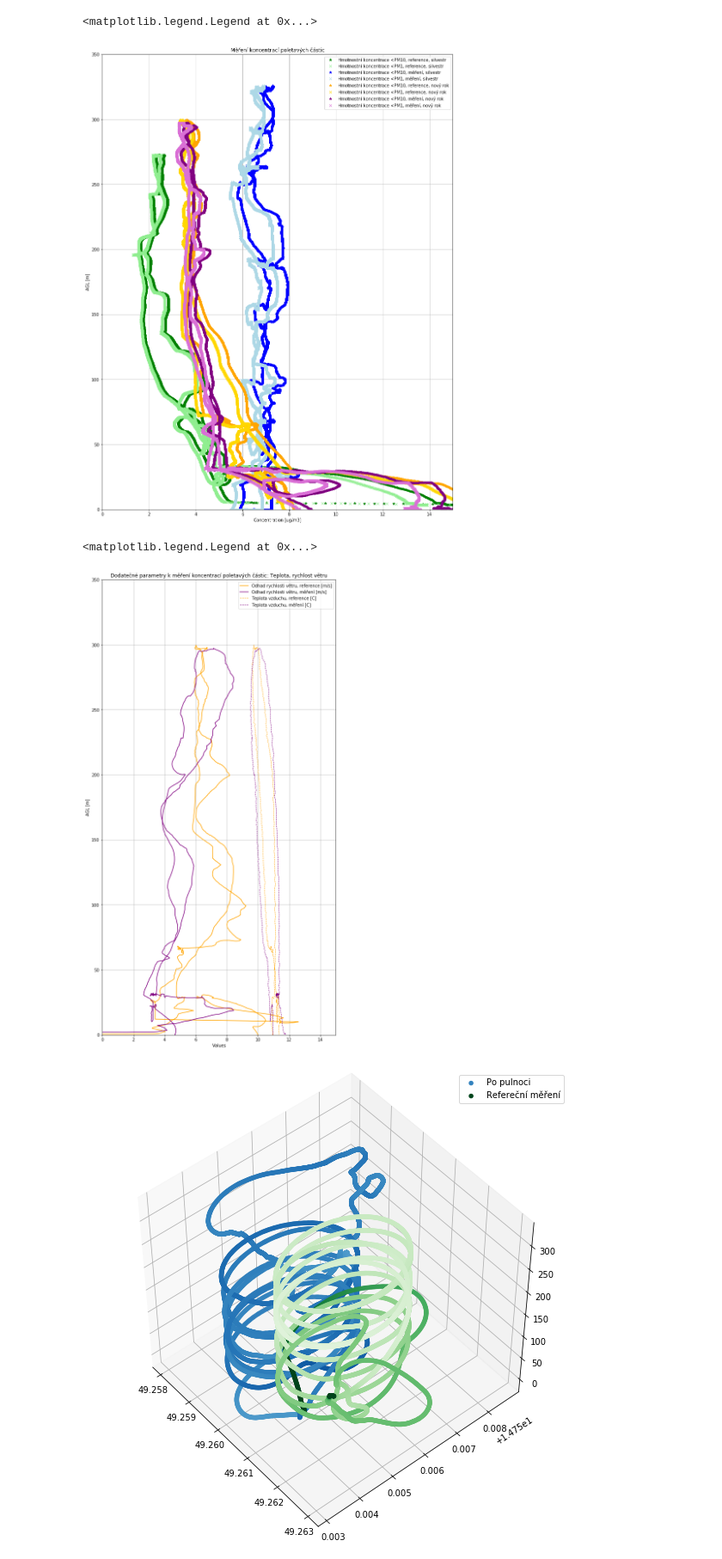
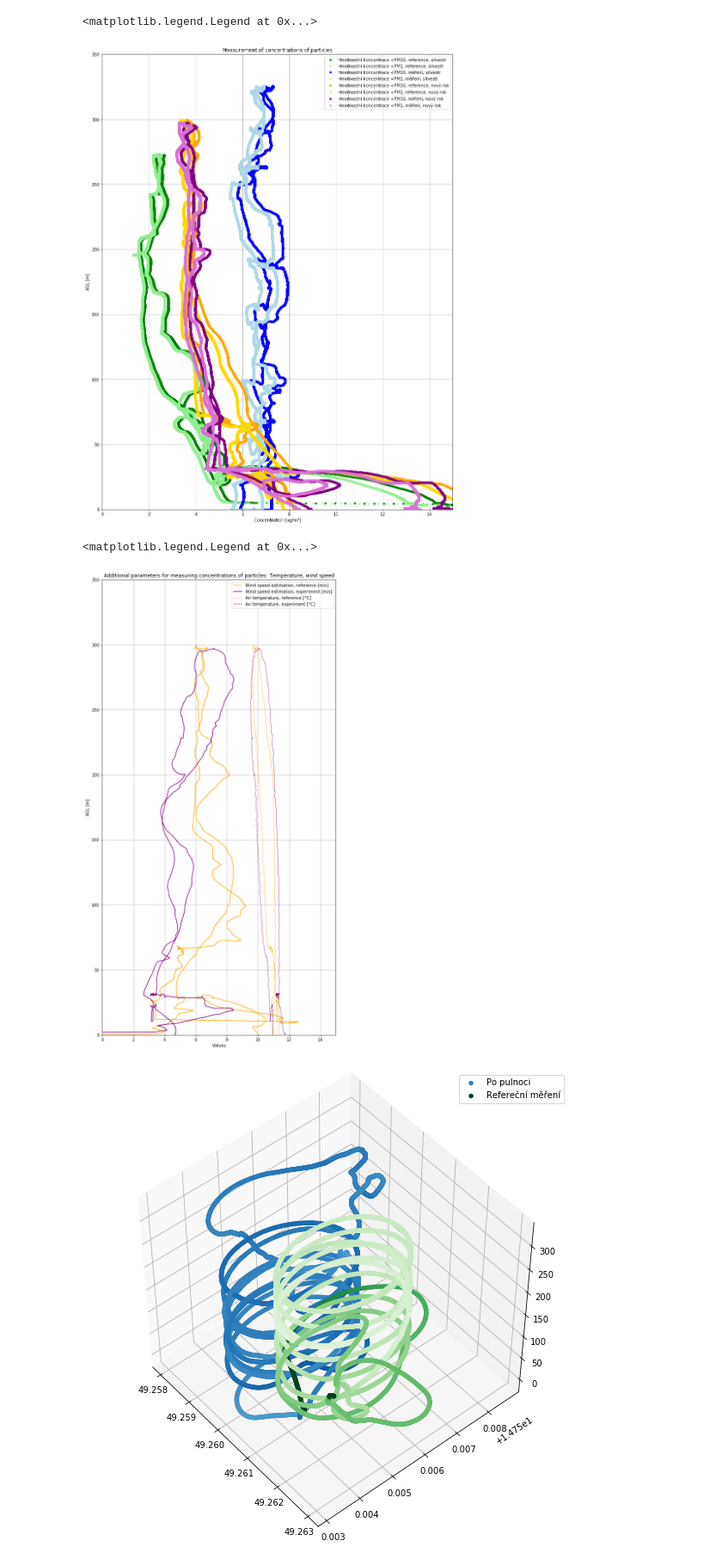
Before and after one commit to ThunderFly-aerospace/TF-ATMON, a Jupyter notebook: notebooks/fireworks_dust.ipynb, the cells around one changed output. Shown at 86% size. Drawn from its saved outputs; the diff is of its cells as text; code cells hidden in the pictures.

Commit message:
Translate graph legend to english.

```diff
--- a/notebooks/fireworks_dust.ipynb
+++ b/notebooks/fireworks_dust.ipynb
@@ -54,41 +54,41 @@ plt.plot(nr_mes['sensor_airborne_particles/mass_concentration_pm1_0'], nr_mes['v
 
 
 plt.ylabel("AGL [m]")
-plt.xlabel("Concentration [ug/m3]")
+plt.xlabel("Concentration [ug/m³]")
 plt.xlim(0,15)
 plt.ylim(0, 350)
-plt.title("Měření koncentrací poletavých částic")
+plt.title("Measurement of concentrations of particles")
 plt.grid()
 plt.legend()
 # %% [output]
 <matplotlib.legend.Legend at 0x...>
-[figure, old version]
+[figure, new version]
 # %%
 plt.figure(figsize=(10, 20))
 
 if 0:
-    plt.plot(silv_ref['wind_spd'], silv_ref['vehicle_local_position/z'], color="green", ls='-', label="Odhad rychlosti větru, reference [m/s]")
-    plt.plot(silv_mes['wind_spd'], silv_mes['vehicle_local_position/z'], color="blue", ls='-', label="Odhad rychlosti větru, měření [m/s]")
-    plt.plot(silv_ref['airspeed/air_temperature_celsius'], silv_ref['vehicle_local_position/z'], color="green", ls='--', lw=1, label="Teplota vzduchu, reference [C]")
-    plt.plot(silv_mes['airspeed/air_temperature_celsius'], silv_mes['vehicle_local_position/z'], color="blue", ls='--', lw=1, label="Teplota vzduchu, měření [C]")
+    plt.plot(silv_ref['wind_spd'], silv_ref['vehicle_local_position/z'], color="green", ls='-', label="Wind speed estimation, reference [m/s]")
+    plt.plot(silv_mes['wind_spd'], silv_mes['vehicle_local_position/z'], color="blue", ls='-', label="Wind speed estimation, experiment [m/s]")
+    plt.plot(silv_ref['airspeed/air_temperature_celsius'], silv_ref['vehicle_local_position/z'], color="green", ls='--', lw=1, label="Air temperature, reference [°C]")
+    plt.plot(silv_mes['airspeed/air_temperature_celsius'], silv_mes['vehicle_local_position/z'], color="blue", ls='--', lw=1, label="Air temperature, experiment [°C]")
 
 if 1:
-    plt.plot(nr_ref['wind_spd'], nr_ref['vehicle_local_position/z'], color="orange", ls='-', label="Odhad rychlosti větru, reference [m/s]")
-    plt.plot(nr_mes['wind_spd'], nr_mes['vehicle_local_position/z'], color="purple", ls='-', label="Odhad rychlosti větru, měření [m/s]")
-    plt.plot(nr_ref['airspeed/air_temperature_celsius'], nr_ref['vehicle_local_position/z'], color="orange", ls='--', lw=1, label="Teplota vzduchu, reference [C]")
-    plt.plot(nr_mes['airspeed/air_temperature_celsius'], nr_mes['vehicle_local_position/z'], color="purple", ls='--', lw=1, label="Teplota vzduchu, měření [C]")
+    plt.plot(nr_ref['wind_spd'], nr_ref['vehicle_local_position/z'], color="orange", ls='-', label="Wind speed estimation, reference [m/s]")
+    plt.plot(nr_mes['wind_spd'], nr_mes['vehicle_local_position/z'], color="purple", ls='-', label="Wind speed estimation, experiment [m/s]")
+    plt.plot(nr_ref['airspeed/air_temperature_celsius'], nr_ref['vehicle_local_position/z'], color="orange", ls='--', lw=1, label="Air temperature, reference [°C]")
+    plt.plot(nr_mes['airspeed/air_temperature_celsius'], nr_mes['vehicle_local_position/z'], color="purple", ls='--', lw=1, label="Air temperature, experiment [°C]")
 
 
 plt.ylabel("AGL [m]")
 plt.xlabel("Values")
 plt.xlim(0,15)
 plt.ylim(0, 350)
-plt.title("Dodatečné parametry k měření koncentrací poletavých částic: Teplota, rychlost větru")
+plt.title("Additional parameters for measuring concentrations of particles: Temperature, wind speed")
 plt.grid()
 plt.legend()
 # %% [output]
 <matplotlib.legend.Legend at 0x...>
-[figure, old version]
+[figure, new version]
 # %%
 from mpl_toolkits import mplot3d
 fig = plt.figure(figsize=(10, 10))
```
Also changed, not shown: 1 other file.
